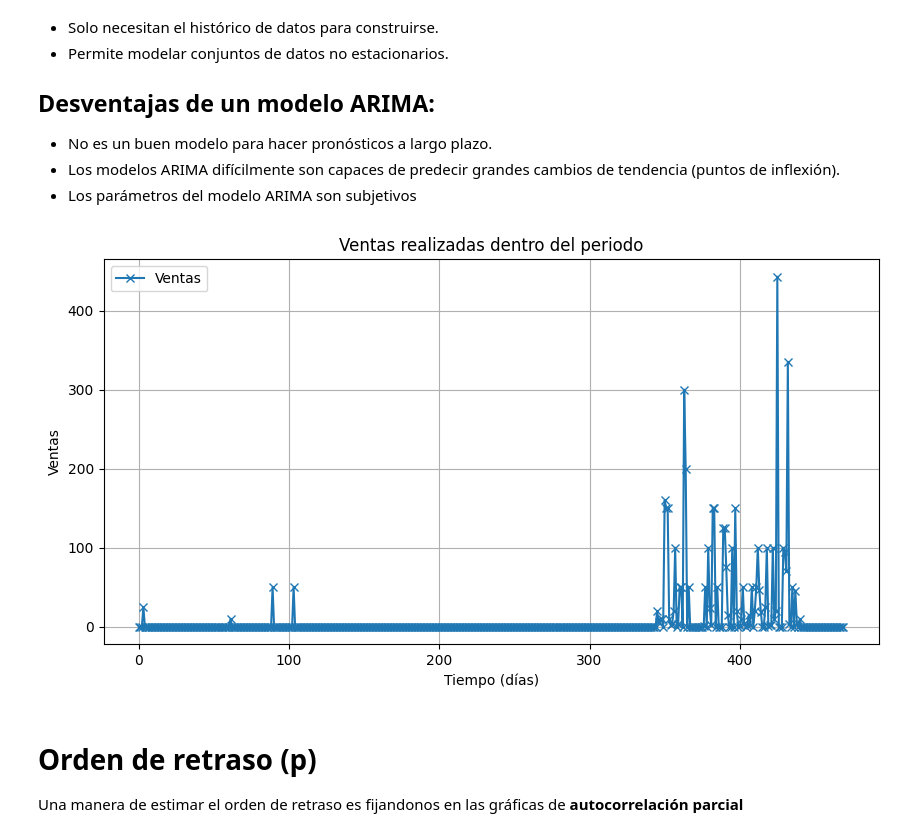
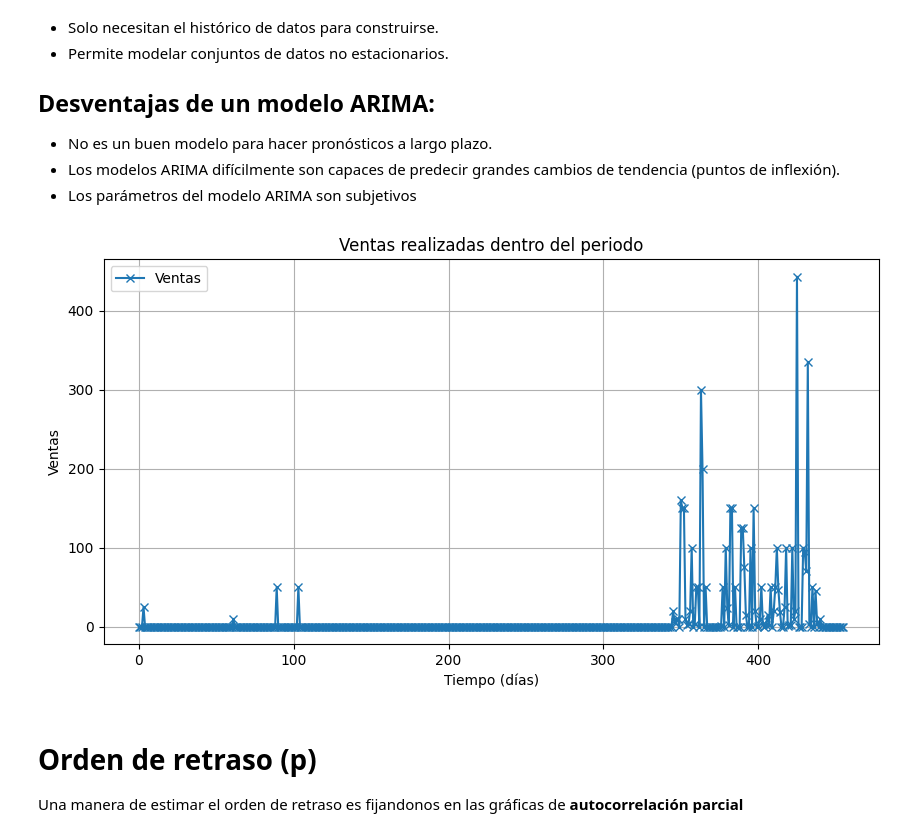
Before and after one commit to fdcir3tt/ct_dashboard, a Jupyter notebook: mlops/notebooks/ARIMA.ipynb, the cells around one changed output. Drawn from its saved outputs; the diff is of its cells as text; code cells hidden in the pictures.

```diff
--- a/mlops/notebooks/ARIMA.ipynb
+++ b/mlops/notebooks/ARIMA.ipynb
@@ -45,21 +45,21 @@ $$
 # %%
 import pandas as pd
 import os
 from mlops.utils import data_dir,plot_series,make_time_series,time_period,Date,plt
 
 
 os.chdir('..')
 
 file_path = data_dir /'processed'/'HERMOSILLO, SON'/'MEMSTY050.parquet'
 data = pd.read_parquet(file_path)
-period = time_period(start_date=Date(2025,1,1),end_date=Date(2026,3,19))
-time_series = make_time_series(data,period)
+period = time_period(start_date=Date(2025,1,1),end_date=Date(2026,3,5))
+_,time_series = make_time_series(data,period)
 
 fig = plot_series(time_series)
 
 plt.show(fig)
 # %% [output]
-[figure, old version]
+[figure, new version]
 # %% [markdown]
 # Orden de retraso (p)
 
```
Also changed, not shown: parts of 1 cell of this notebook, 1 other file.
